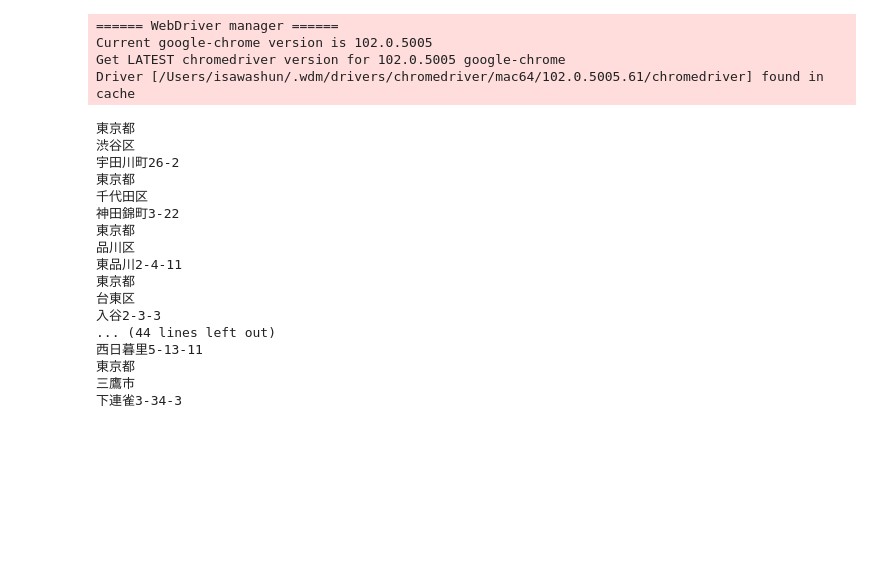
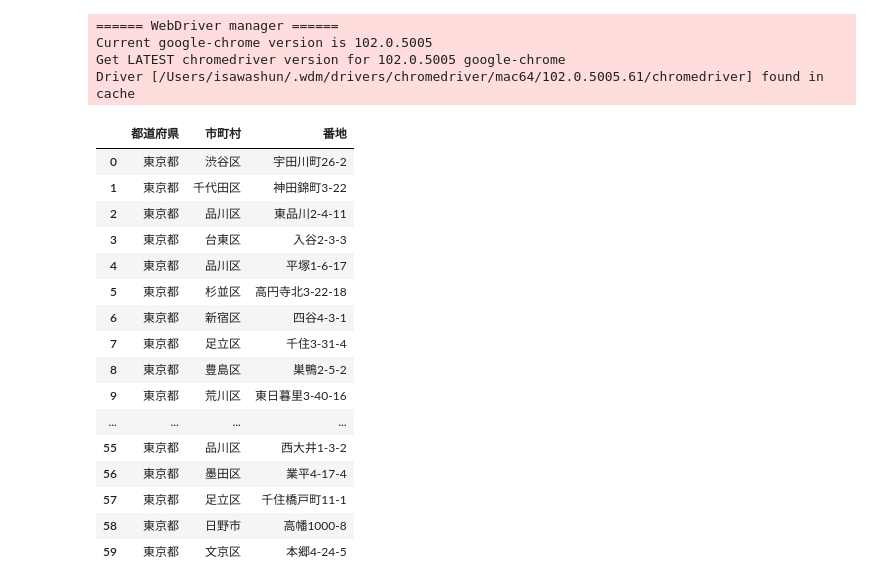
Before and after one commit to ISAWASHUN/Final_Answer, a Jupyter notebook: Exercise_for_Pool/python/ex1_web-scraping/課題1-2/1-2_scriping.ipynb, the cells around one changed output. Drawn from its saved outputs; the diff is of its cells as text; code cells hidden in the pictures; blank space fills up the shorter version.

```diff
--- a/Exercise_for_Pool/python/ex1_web-scraping/課題1-2/1-2_scriping.ipynb
+++ b/Exercise_for_Pool/python/ex1_web-scraping/課題1-2/1-2_scriping.ipynb
@@ -69,6 +85,7 @@ import requests
 from bs4 import BeautifulSoup
 from time import sleep
 import re
+import pandas as pd
 
 from selenium import webdriver
 from webdriver_manager.chrome import ChromeDriverManager
@@ -76,70 +93,85 @@ from selenium.webdriver.chrome.options import Options
 from selenium.webdriver.support.select import Select
 from selenium.webdriver.common.action_chains import ActionChains
 
+
 options = Options()
 options.add_argument("--headless")  # なしでもOK
 options.add_experimental_option("excludeSwitches", ["enable-logging"])
 driver = webdriver.Chrome(ChromeDriverManager().install(), options=options)
 driver.maximize_window()
 
+
+d_list_address = []
 def selenium(page_url):
     driver.get(page_url)
     sleep(3)
 
 
     store_address_tag = driver.find_element_by_css_selector(
         '#info-table > table > tbody > tr:nth-child(3) > td > p > span.region'
     )
     store_address = store_address_tag.text
 
 
     def divide_addess(address):
             matches = re.match(r'(...??[都道府県])((?:旭川|伊達|石狩|盛岡|奥州|田村|南相馬|那須塩原|東村山|武蔵村山|羽村|十日町|上越|富山|野々市|大町|蒲郡|四日市|姫路|大和郡山|廿日市|下松|岩国|田川|大村)市|.+?郡(?:玉村|大町|.+?)[町村]|.+?市.+?区|.+?[市区町村])(.+)' , address)
-            print(matches[1])
-            print(matches[2])
-            print(matches[3])
+            matches[1]
+            matches[2]
+            matches[3]
+
+            d_list_address.append({
+                '都道府県':matches[1],
+                '市町村':matches[2],
+                '番地':matches[3]
+            })
 
     if __name__ == '__main__':
         address = store_address
         divide_addess(address)
 
 
+url = 'https://r.gnavi.co.jp/area/tokyo/izakaya/rs/?sort=LOW&p={}.format()'
+max_page_index = 3
 
+for i in range(max_page_index):
+    acccess_url = url.format(i+1)
 
+    r = requests.get(acccess_url)
+    r.raise_for_status()
 
-url = "https://r.gnavi.co.jp/area/tokyo/izakaya/rs/?sort=LOW"
+    soup = BeautifulSoup(r.content, 'lxml')
 
-r = requests.get(url)
-soup = BeautifulSoup(r.text, "lxml")
+    stores = soup.find_all("div", class_="style_restaurant__SeIVn")
 
-stores = soup.find_all("div", class_="style_restaurant__SeIVn")
+    for store in stores:
+        page_url = store.find("a").get("href")
 
-for store in stores:
-    page_url = store.find("a").get("href")
+        selenium(page_url)
 
-    selenium(page_url)
+df4 = pd.DataFrame(d_list_address)
+df4
 # %% [output]
 ====== WebDriver manager ======
 Current google-chrome version is 102.0.5005
 Get LATEST chromedriver version for 102.0.5005 google-chrome
 Driver [/Users/isawashun/.wdm/drivers/chromedriver/mac64/102.0.5005.61/chromedriver] found in cache
-東京都
-渋谷区
-宇田川町26-2
-東京都
-千代田区
-神田錦町3-22
-東京都
-品川区
-東品川2-4-11
-東京都
-台東区
-入谷2-3-3
-... (44 lines left out)
-西日暮里5-13-11
-東京都
-三鷹市
-下連雀3-34-3
+|  | 都道府県 | 市町村 | 番地 |
+| 0 | 東京都 | 渋谷区 | 宇田川町26-2 |
+| 1 | 東京都 | 千代田区 | 神田錦町3-22 |
+| 2 | 東京都 | 品川区 | 東品川2-4-11 |
+| 3 | 東京都 | 台東区 | 入谷2-3-3 |
+| 4 | 東京都 | 品川区 | 平塚1-6-17 |
+| 5 | 東京都 | 杉並区 | 高円寺北3-22-18 |
+| 6 | 東京都 | 新宿区 | 四谷4-3-1 |
+| 7 | 東京都 | 足立区 | 千住3-31-4 |
+| 8 | 東京都 | 豊島区 | 巣鴨2-5-2 |
+| 9 | 東京都 | 荒川区 | 東日暮里3-40-16 |
+| ... | ... | ... | ... |
+| 55 | 東京都 | 品川区 | 西大井1-3-2 |
+| 56 | 東京都 | 墨田区 | 業平4-17-4 |
+| 57 | 東京都 | 足立区 | 千住橋戸町11-1 |
+| 58 | 東京都 | 日野市 | 高幡1000-8 |
+| 59 | 東京都 | 文京区 | 本郷4-24-5 |
 # %%
 #建物名
 import requests
```
Also changed, not shown: parts of 6 cells of this notebook, 1 other file.
